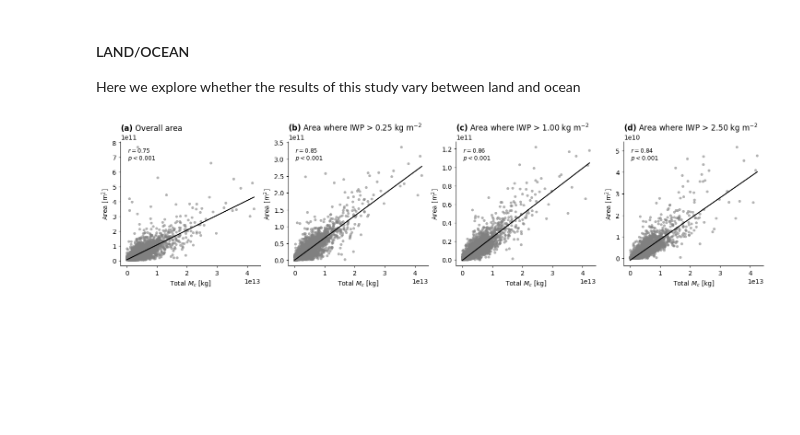
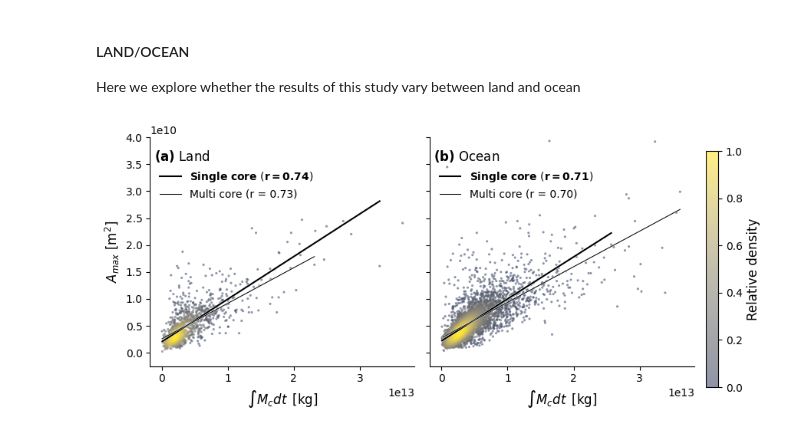
Before and after one commit to mathilde-ritman/scripts-to-make-Ritman-et-al-does-greater-CMF, a Jupyter notebook: scripts/03.supporting_figures.ipynb, the cells around one changed output. Cells and saved outputs as stored; diff of their text form; code cells hidden in the pictures; blank space fills up the shorter version.

Commit message:
supplementary plots

```diff
--- a/scripts/03.supporting_figures.ipynb
+++ b/scripts/03.supporting_figures.ipynb
@@ -351,0 +489,14 @@ The definition of the anvil base height is made using the profile of condensate
+# %%
+# load data
+
+datadir = pathlib.Path(f'/work/bb1153/b382635/plots/model_paper/grl_resubmission/data/statistics_ABH')
+ds_flist = sorted(list(datadir.glob('*.nc')))
+li = []
+for i in range(len(ds_flist)):
+    ds = xr.open_dataset(ds_flist[i])
+    li.append(ds)
+ds_abh = xr.concat(li, dim='system')
+
+gsystems = ds_all.max_CMF.dropna('system').system
+ds_good = ds_all.sel(system=gsystems)
+ds_abh = ds_abh.where(ds_good.lifestages_valid).dropna('system', how='all')
@@ -353,40 +679,46 @@ The definition of the anvil base height is made using the profile of condensate
 #### LAND/OCEAN
 Here we explore whether the results of this study vary between land and ocean
 # %%
-# OVERALL
+fig, axs = plt.subplots(1, 2, figsize=(8, 4), sharey=True, sharex=True)
 
-fig, axs = plt.subplots(1,4, figsize=(18, 3.5))
+ds_land  = ds.where(ds.ocean_fraction < 0.5)
+ds_ocean = ds.where(ds.ocean_fraction >= 0.5)
+titles = ['Land', 'Ocean']
+params = dict(low=0, high=99.95)
 
-params = dict()
+for i, (ax, pds_env, title) in enumerate(zip(axs, [ds_land, ds_ocean], titles)):
+    x, y = pds_env["total_CMT"], pds_env["max_anvil_area"]
 
-x = ds.total_CMT
-y_vars = [ds.total_cloud_area, ds.total_thick_area.sel(threshold=0.25), ds.total_thick_area.sel(threshold=1), ds.total_thick_area.sel(threshold=2.5), ]
+    result, sc, _ = plot_helpers.plot_relationship(ax, x, y, cmap=HCMAP, **params, line=False)
 
-for i, y in enumerate(y_vars):
-    ax = axs[i]
+    for pds, lw in zip([pds_env.where(pds_env.ncores==1), pds_env.where(pds_env.ncores>1)], [1.5, 0.75]):
+        x, y = pds["total_CMT"], pds["max_anvil_area"]
+        result, _, _ = plot_helpers.plot_relationship(ax, x, y, scale='linear', line_kw={'lw': lw},
+                                                      **params, scatter=False, density=False)
 
-    _, _, xline, yline, result = helpers.evaluate_predictions(x, y)
-    ax.scatter(x, y, s=18, alpha=0.6, edgecolors="none", fc='grey')
-    ax.plot(xline, yline, linewidth=1.5, c='k')
-    p_text = r"$p < 0.001$" if result.pvalue < 0.001 else rf"$p = {result.pvalue:.3f}$"
-    label = rf"$r = {result.rvalue:.2f}$" + "\n" + p_text #+ "\n" rf"slope = {result.slope:.2f}"
-    ax.text(0.05, 0.95, label, transform=ax.transAxes, ha="left", va="top", fontsize=9)
+        r, p, s = result.rvalue, result.pvalue, result.slope
+        text = rf"($\mathbf{{r={r:.2f}}}$)" if lw > 1 else rf"(r = {r:.2f})"
+        if p > 0.05:
+            print(f'NSS: {title}, lw={lw}')
+        text = (rf"$\mathbf{{Single\ core}}$" + f" {text}") if lw > 1 else f"Multi core {text}"
+        ax.plot([], [], c='k', lw=lw, label=text)
 
-    # axes
-    ax.spines["top"].set_visible(False)
-    ax.spines["right"].set_visible(False)
-    ax.tick_params(direction="out", length=3, width=0.8)
+    ax.set_ylim(-0.25e10, 4e10)
+    ax.set_xlabel(global_labels['total_CMT'], fontsize=fs)
+    ax.legend(frameon=False, loc="upper left", bbox_to_anchor=(0, .9), fontsize=fs-2)
+    ax.spines[["top", "right"]].set_visible(False)
+    plot_helpers.panel_label(ax, letters[i], title, fs=fs)
 
-    ax.set_xlabel("Total $M_c$ [kg]")
-    ax.set_ylabel("Area [m$^2$]")
+axs[0].set_ylabel("$A_{max}$ [m$^2$]", fontsize=fs)
+axs[1].tick_params(labelleft=False)
 
-    title = (
-        rf"$\mathbf{{({letters[i]})}}$ Overall area"
-        if i == 0
-        else rf"$\mathbf{{({letters[i]})}}$ Area where IWP > {y.threshold.values:.2f} kg m$^{{-2}}$"
-    )
-    ax.set_title(title, loc='left')
+fig.canvas.draw()
+pos = axs[1].get_position()
+cax = fig.add_axes([pos.x1 + 0.1, pos.y0, 0.02, pos.height])
+cb = fig.colorbar(sc, cax=cax)
+cb.set_label('Relative density', fontsize=fs)
 
-fig.savefig(extra_figs / 'figure02_scatter_plot.jpg', bbox_inches='tight', dpi=dpi)
+fig.tight_layout()
+fig.savefig(extra_figs / f"figS05.{ext}", bbox_inches="tight", dpi=dpi, transparent=True)
 # %% [output]
-[figure, old version]
+[figure, new version]
```
Also changed, not shown: parts of 26 cells of this notebook, 5 other files.
